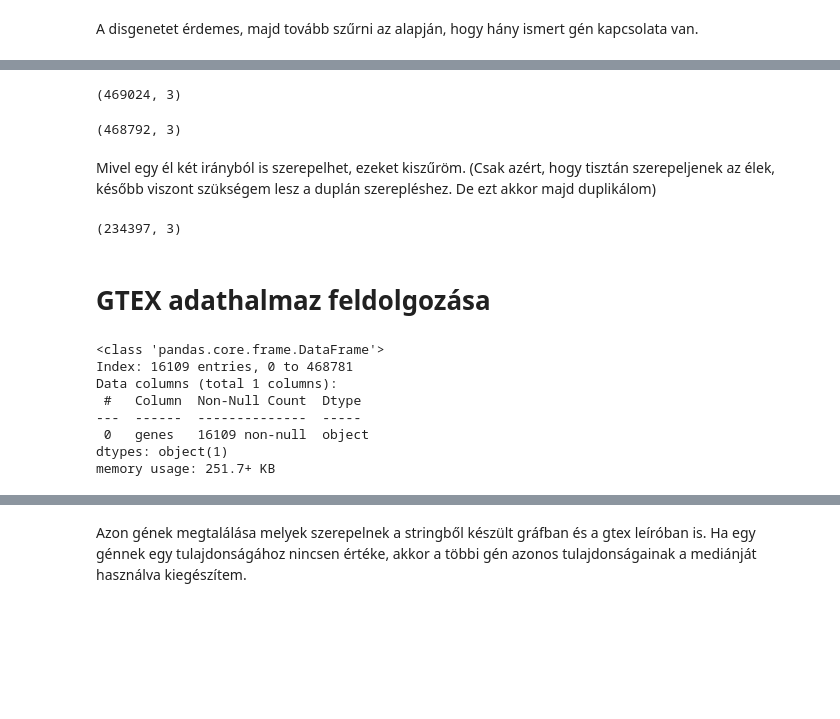
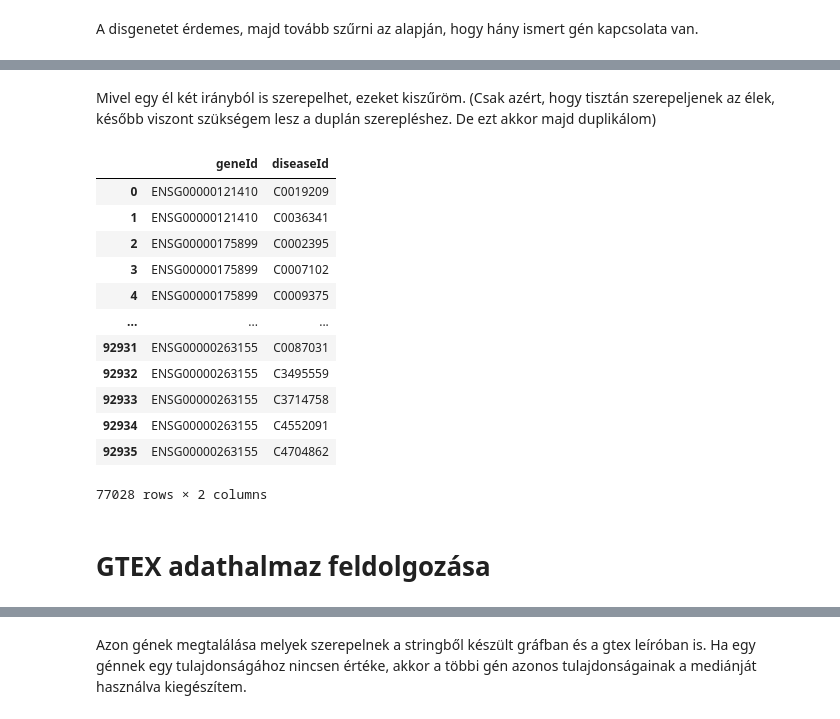
Before and after one commit to Nemes2000/gene-disease-gnn, a Jupyter notebook: data_process.ipynb, the cells around one changed output, grey strips where cells are left out. Saved outputs shown, nothing was run; the diff lists cells and outputs as text; code cells hidden in the pictures; blank space fills up the shorter version.

```diff
--- a/data_process.ipynb
+++ b/data_process.ipynb
@@ -5,0 +96,11 @@ from pandas import DataFrame
+# %%
+G = nx.from_pandas_edgelist(df=string_filtered, source='gene1', target='gene2', edge_attr='combined_score')
+connected_components = list(nx.connected_components(G))
+largest_cc = max(connected_components, key=len)
+largest_subgraph = G.subgraph(largest_cc).copy()
+# largest_subgraph.nodes()
+# %%
+edges_data = largest_subgraph.edges(data=True)
+edges_list = [(u, v, d.get('combined_score', 1)) for u, v, d in edges_data]
+string_connected = pd.DataFrame(edges_list, columns=['gene1', 'gene2', 'combined_score'])
+string_connected.head()
@@ -5,0 +120,7 @@ from pandas import DataFrame
+# %%
+# collect the genes from the graph, i wil need it in disgenet gene filter
+g1 = string_connected["gene1"]
+g2 = string_connected["gene2"]
+string_genes = pd.DataFrame(pd.concat([g1, g2], ignore_index=True), columns=["genes"])
+string_genes = string_genes.drop_duplicates().sort_values(by="genes").reset_index(drop=True)
+string_genes
@@ -133,20 +214,2 @@ string_gene_p1.shape
-# %%
-# keep from the joind tables only the gene id columns, and the combined score
-string_gene = DataFrame()
-string_gene["gene1"] = string_gene_p1["Gene stable ID"]
-string_gene[["gene2", "combined_score"]] = string_gene_p2.loc[:,["Gene stable ID", "combined_score"]]
-string_gene = string_gene.dropna()
-string_gene.shape
-# %% [output]
-(469024, 3)
-# %%
-string_sorted = string_gene.sort_values(by=["gene1", "combined_score"], ascending=[False, False])
-
-#keep from gene-gene connection only the strongest one
-string_filtered = string_sorted.drop_duplicates(subset=['gene1', 'gene2'], keep='first')
-string_filtered = string_filtered.reset_index(drop=True)
-string_filtered.shape
-# %% [output]
-(468792, 3)
 # %% [markdown]
 Mivel egy él két irányból is szerepelhet, ezeket kiszűröm. (Csak azért, hogy tisztán szerepeljenek az élek, később viszont szükségem lesz a duplán szerepléshez. De ezt akkor majd duplikálom)
@@ -160,25 +216,24 @@ string_filtered.to_csv("./data/raw/gene_graph.csv", index=False, sep="\t")
-# %%
-string_filtered.shape
-# %% [output]
-(234397, 3)
+# %%
+# Keep only those genes in disgenet_result which are included in string_genes
+disgenet_result = disgenet_with_gene_id[disgenet_with_gene_id["geneId"].isin(string_genes["genes"])]
+disgenet_result.to_csv("./data/raw/disgenet_with_gene_id.csv", sep="\t", index=False)
+disgenet_result
+# %% [output]
+|  | geneId | diseaseId |
+| 0 | ENSG00000121410 | C0019209 |
+| 1 | ENSG00000121410 | C0036341 |
+| 2 | ENSG00000175899 | C0002395 |
+| 3 | ENSG00000175899 | C0007102 |
+| 4 | ENSG00000175899 | C0009375 |
+| ... | ... | ... |
+| 92931 | ENSG00000263155 | C0087031 |
+| 92932 | ENSG00000263155 | C3495559 |
+| 92933 | ENSG00000263155 | C3714758 |
+| 92934 | ENSG00000263155 | C4552091 |
+| 92935 | ENSG00000263155 | C4704862 |
+77028 rows × 2 columns
 # %% [markdown]
 <h1>GTEX adathalmaz feldolgozása</h1>
-# %%
-# collect the genes from the graph
-g1 = string_filtered["gene1"]
-g2 = string_filtered["gene2"]
-gs = pd.DataFrame(pd.concat([g1, g2], ignore_index=True), columns=["genes"])
-gs = gs.drop_duplicates()
-gs.info()
-# %% [output]
-<class 'pandas.core.frame.DataFrame'>
-Index: 16109 entries, 0 to 468781
-Data columns (total 1 columns):
- #   Column  Non-Null Count  Dtype
----  ------  --------------  -----
- 0   genes   16109 non-null  object
-dtypes: object(1)
-memory usage: 251.7+ KB
 # %%
 gtex = pd.read_csv("./data/GTEx_Analysis_2017-06-05_v8_RNASeQCv1.1.9_gene_median_tpm.gct", sep='\t', header=0)
 gtex_sorted = gtex.sort_values(by="Name", ascending=True)
```
Also changed, not shown: parts of 30 cells of this notebook.
